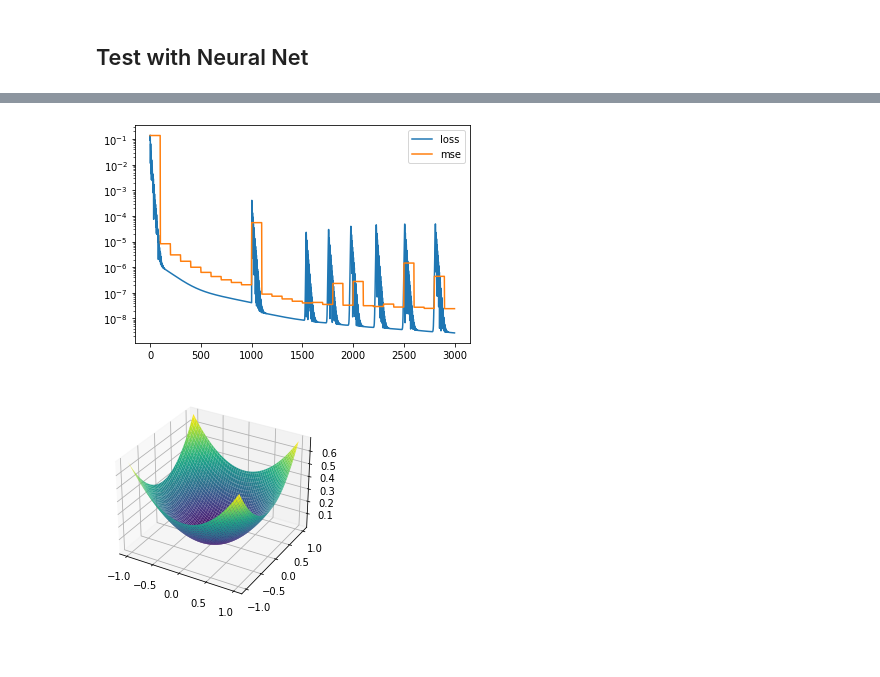
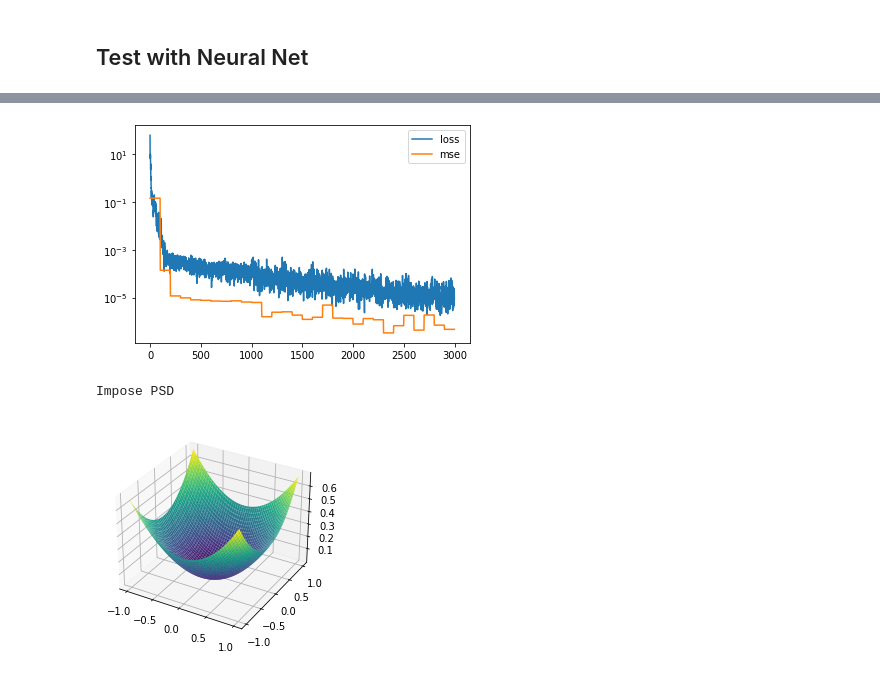
Before and after one commit to alaignelet/optimal_control, a Jupyter notebook: projected_gradient.ipynb, the cells around one changed output, grey strips where cells are left out. Saved outputs shown, nothing was run; the diff lists cells and outputs as text; code cells hidden in the pictures.

```diff
--- a/projected_gradient.ipynb
+++ b/projected_gradient.ipynb
@@ -222,11 +22,8 @@ for i, mat in enumerate(stackedMatrices):
 # %%
-layers = [2, 20, 3]
-network = NeuralNet(layers=layers, quadraticForm=True, useAdditionalModel=False, positiveSolution=False)
-gamma = {'matrix':0, 'residual':0., 'data':1, 'gradient':0}
+layers = [2, 20, 2]
+network = NeuralNet(layers=layers, quadraticForm=False, useAdditionalModel=False, positiveSolution=False, imposePsd=True)
+gamma = {'matrix':0, 'residual':1, 'data':0, 'gradient':0}
 lqr = LinearQuadraticRegulator2D(network=network, gamma=gamma, correctShift=False)
 
-pointCount = 100
-generateData = GenerateData(domain=([-1, 1], [-1, 1]))
-
-lrs = [1e-1, 1e-2]
+lrs = [1e-2, 1e-3]
 iterations = [1000, 2000]
@@ -287,0 +30,8 @@ RuntimeError: one of the variables needed for gradient computation has been modi
+# %%
+resu = lqr.train(
+    interiorPointCount=20,
+    dataPointCount=1,
+    lrs=lrs,
+    iterations=iterations,
+    useTestData=False
+    )
@@ -288,11 +56,11 @@ RuntimeError: one of the variables needed for gradient computation has been modi
 # %%
 fig, ax = plt.subplots()
-info['loss'].plot(ax=ax)
-info['mse'].plot(ax=ax)
+resu['loss'].plot(ax=ax)
+resu['mse'].plot(ax=ax)
 ax.set_yscale('log')
 ax.legend();
 # %% [output]
-[figure, old version]
+[figure, new version]
 # %%
 x = np.linspace(-1, 1, 100)
 y = np.linspace(-1, 1, 100)
@@ -305,4 +73,5 @@ Z = network.computeValueFunction(space).reshape(-1, 100)
 ax = plt.axes(projection='3d')
 ax.plot_surface(X, Y, Z.detach().cpu().numpy(), cmap='viridis');
 # %% [output]
+Impose PSD
 [figure]
```
Also changed, not shown: parts of 20 cells of this notebook, 1 other file.
